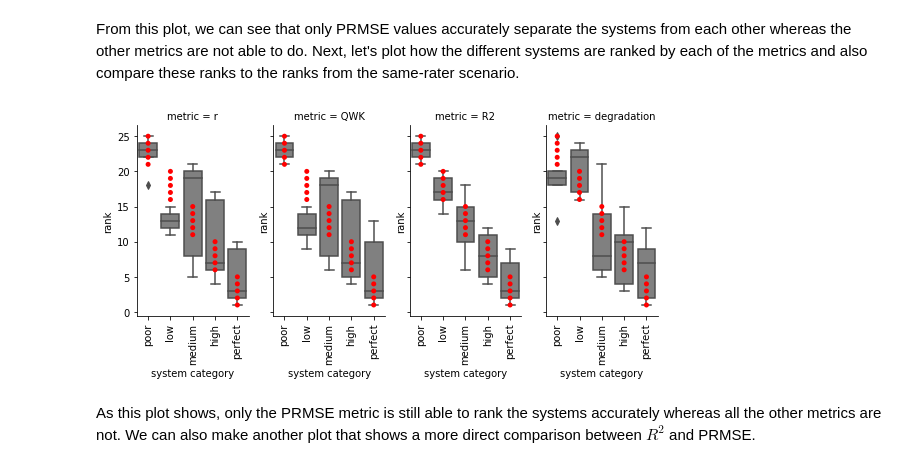
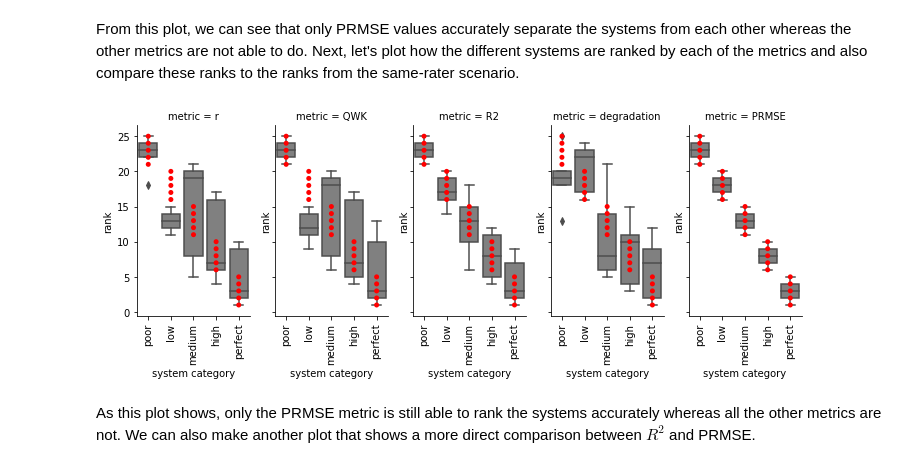
Before and after one commit to EducationalTestingService/prmse-simulations, a Jupyter notebook: notebooks/ranking_multiple_systems.ipynb, the cells around one changed output. Drawn from its saved outputs; the diff is of its cells as text; code cells hidden in the pictures.

```diff
--- a/notebooks/ranking_multiple_systems.ipynb
+++ b/notebooks/ranking_multiple_systems.ipynb
@@ -256,19 +256,17 @@ df_all_ranks_long = df_ranks_different_rater_pairs_long.merge(df_ranks_same_rate
                                                               suffixes=('_diff', '_same'))
 # %%
 # now make a plot that shows the comparison of the two sets of ranks
-# I have excluded PRMSE to generate the plot for the paper.
-# This filtering will be removed before the release.
-g = sns.FacetGrid(df_all_ranks_long[df_all_ranks_long['metric']!='PRMSE'], col='metric', height=4, aspect=0.5)
+g = sns.FacetGrid(df_all_ranks_long, col='metric', height=4, aspect=0.5)
 g.map(sns.boxplot, 'system_category', 'rank_diff', order=dataset.system_categories, color='grey')
 g.map(sns.stripplot, 'system_category', 'rank_same', order=dataset.system_categories, color='red', jitter=False)
 (g.set_xticklabels(dataset.system_categories, rotation=90)
   .set(xlabel='system category')
   .set(ylabel='rank'))
 plt.tight_layout(h_pad=1.0)
 plt.savefig(figure_dir / 'system_comparison.png')
 plt.show()
 # %% [output]
-[figure, old version]
+[figure, new version]
 # %% [markdown]
 As this plot shows, only the PRMSE metric is still able to rank the systems accurately whereas all the other metrics are not. We can also make another plot that shows a more direct comparison between $R^2$ and PRMSE.
 # %%
```
Also changed, not shown: 1 other file.
